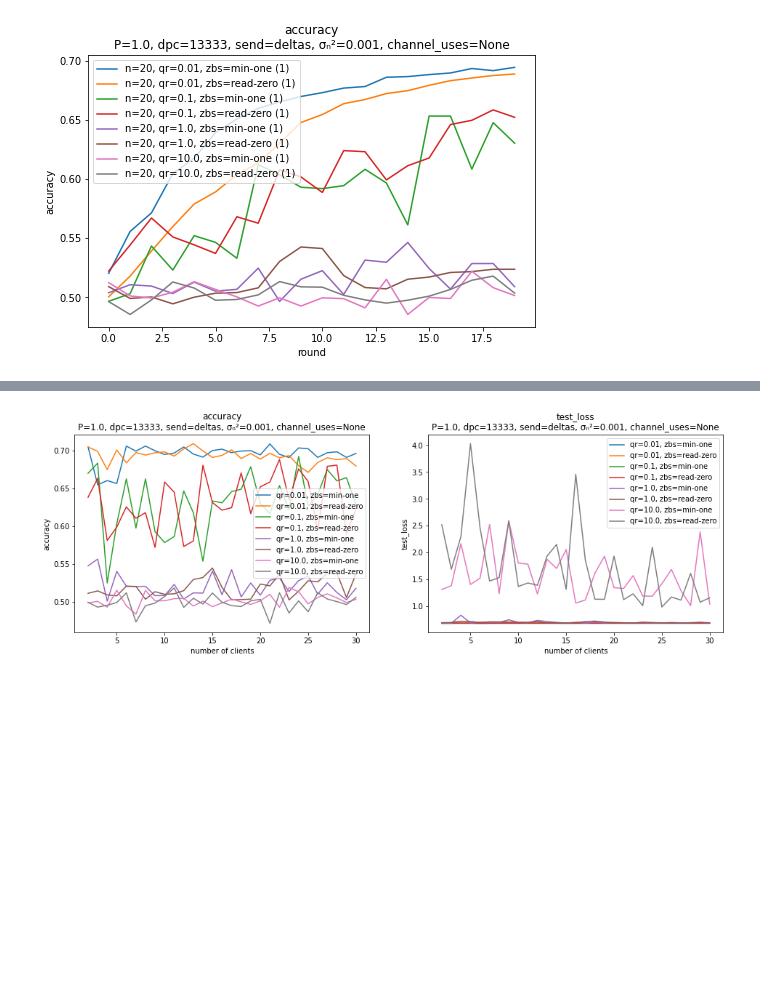
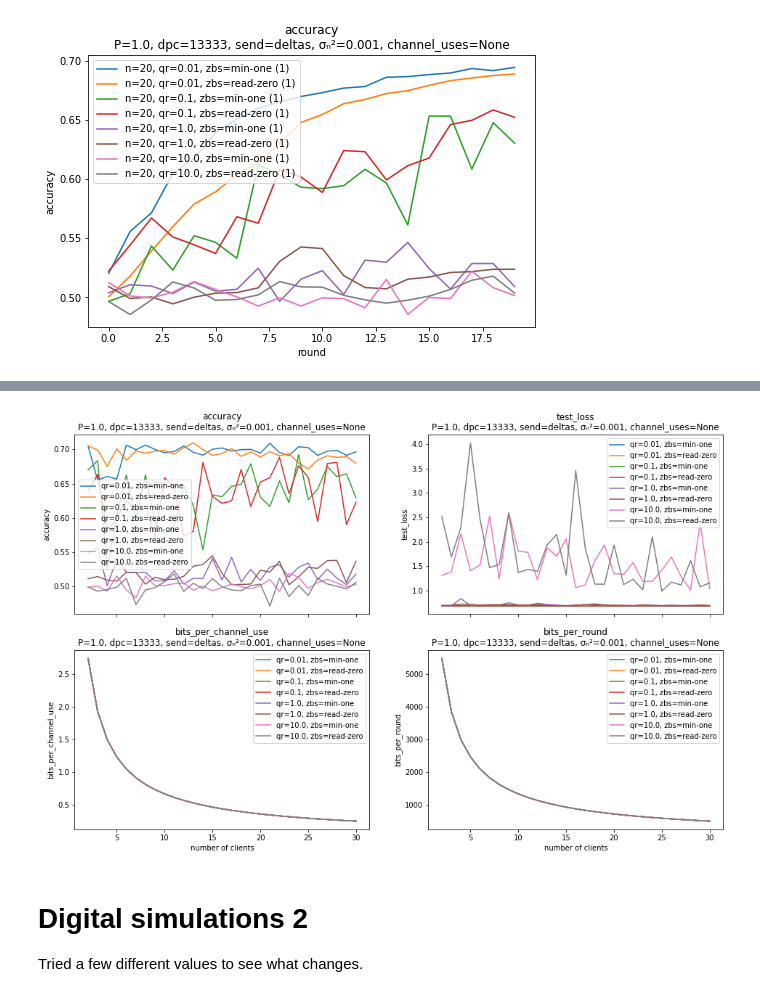
Before and after one commit to czlee/kyanite, a Jupyter notebook: misc-plots-1.ipynb, the cells around one changed output, grey strips where cells are left out. Cells and saved outputs as stored; diff of their text form; code cells hidden in the pictures; blank space fills up the shorter version.

```diff
--- a/misc-plots-1.ipynb
+++ b/misc-plots-1.ipynb
@@ -345,3 +372,6 @@ fields = ['accuracy']
 plot_averaged_training_charts(results_dir, fields, title_specs, fixed_specs, series_specs)
 # %% [output]
 [figure]
+# %%
+series_specs['clients'] = 5
+plot_averaged_training_charts(results_dir, fields, title_specs, fixed_specs, series_specs)
@@ -348,10 +380,14 @@ plot_averaged_training_charts(results_dir, fields, title_specs, fixed_specs, ser
 # %%
 series_specs = {
     'quantization_range': '__all__',
     'zero_bits_strategy': '__all__',
 }
-fields = ['accuracy', 'test_loss']
+fields = ['accuracy', 'test_loss', 'bits_per_channel_use', 'bits_per_round']
 
 plot_evaluation_vs_clients(results_dir, fields, title_specs, fixed_specs, series_specs)
 # %% [output]
-[figure, old version]
+[figure, new version]
+# %% [markdown]
+# Digital simulations 2
+
+Tried a few different values to see what changes.
```
Also changed, not shown: parts of 16 cells of this notebook.
